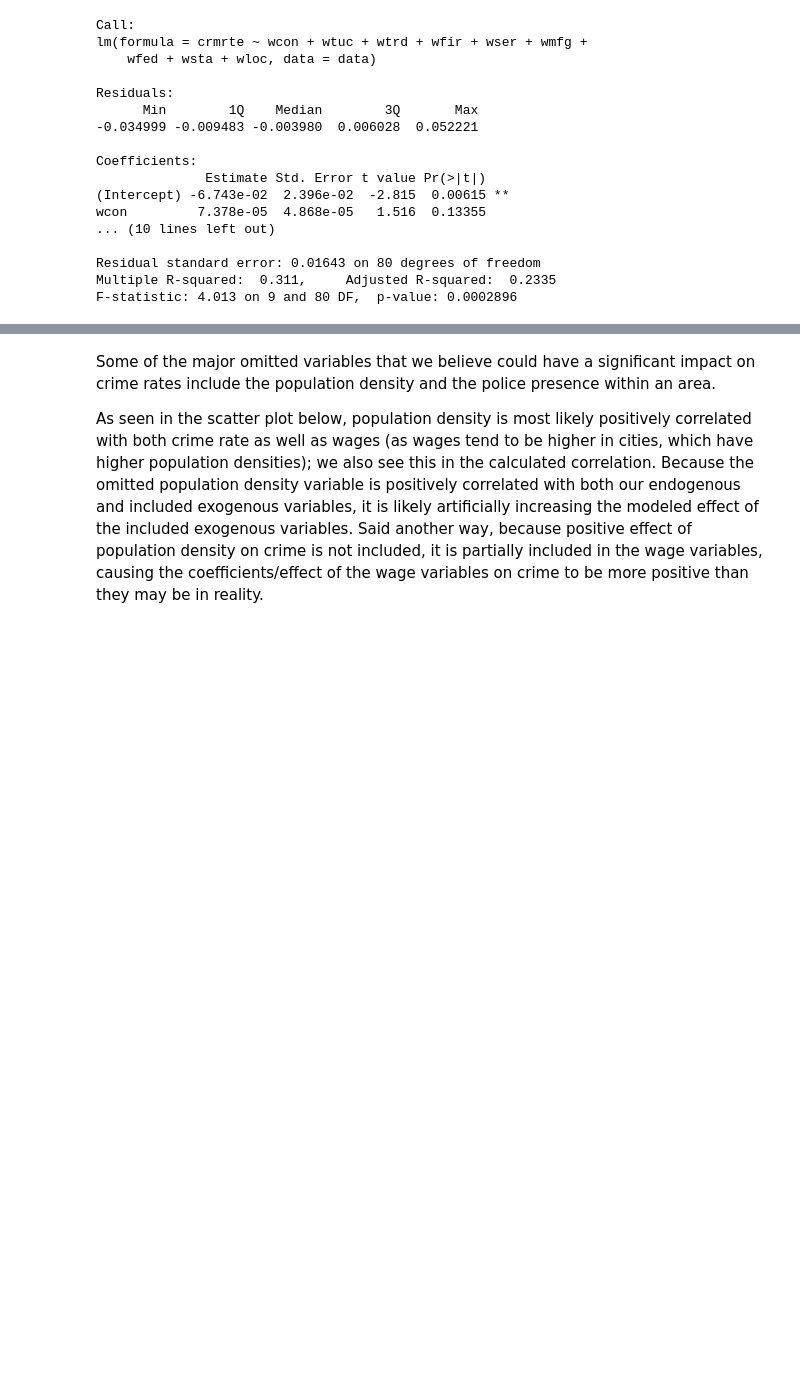
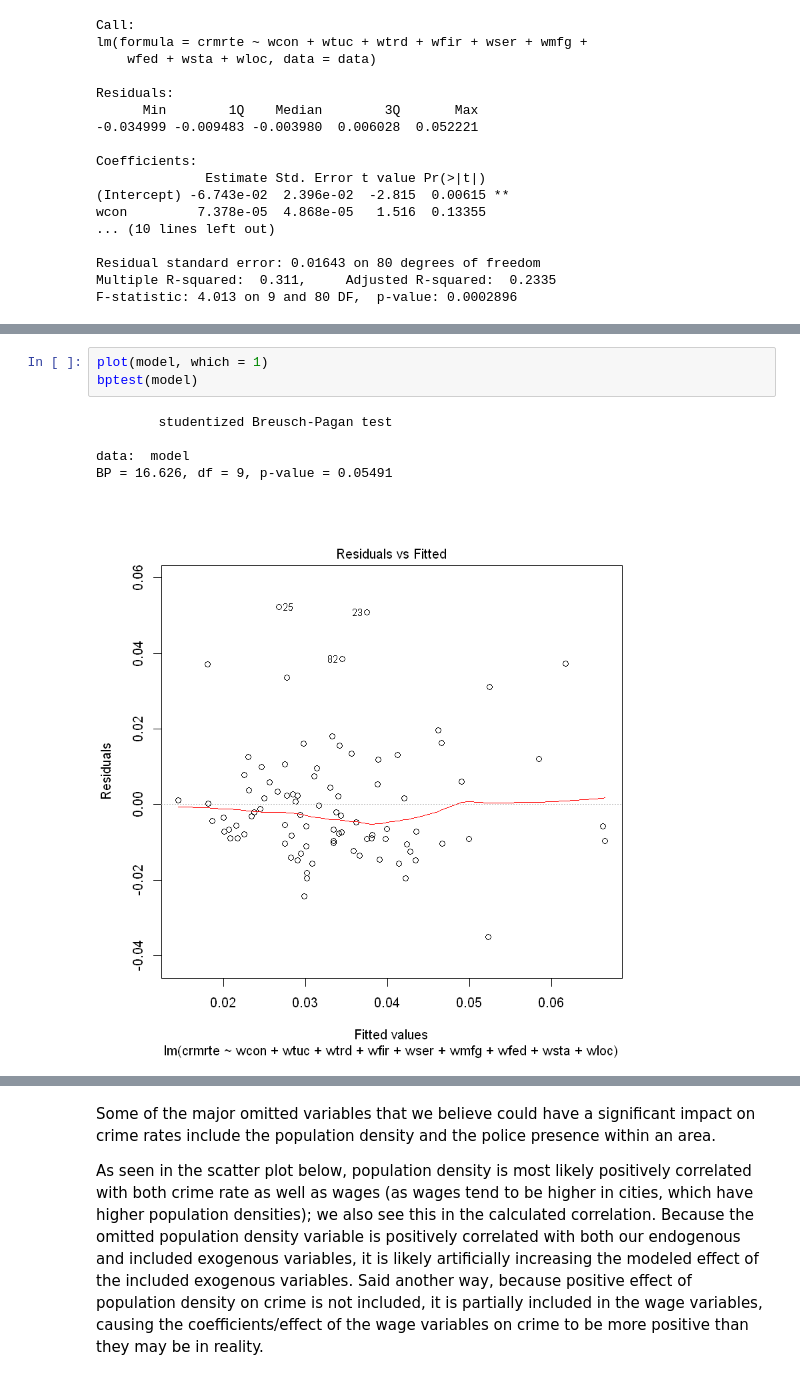
Before and after one commit to vbeohar/mids203_lab3, a Jupyter notebook: lab3_zw_vb_rb_v3.ipynb, the cells around one changed output, grey strips where cells are left out. Saved outputs shown, nothing was run; the diff lists cells and outputs as text; blank space fills up the shorter version.

```diff
--- a/lab3_zw_vb_rb_v3.ipynb
+++ b/lab3_zw_vb_rb_v3.ipynb
@@ -141,0 +173,9 @@ F-statistic: 4.013 on 9 and 80 DF,  p-value: 0.0002896
+# %%
+plot(model, which = 1)
+bptest(model)
+# %% [output]
+        studentized Breusch-Pagan test
+
+data:  model
+BP = 16.626, df = 9, p-value = 0.05491
+[figure, added]
```
Also changed, not shown: parts of 13 cells of this notebook, 1 other file.
